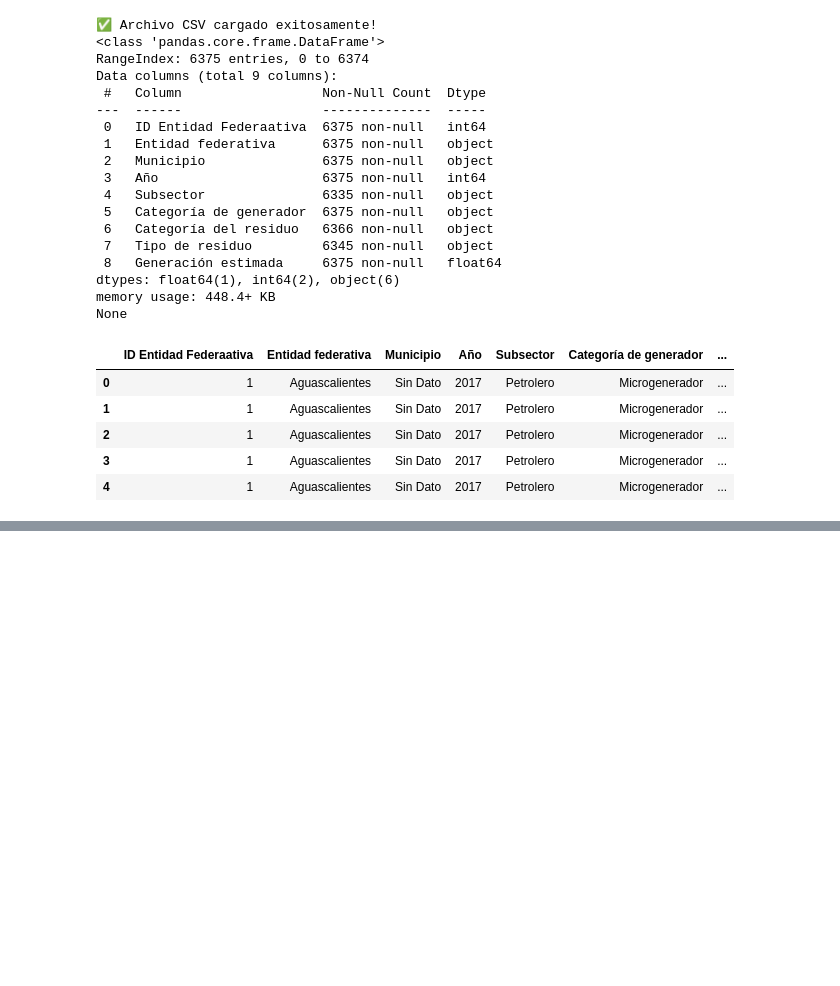
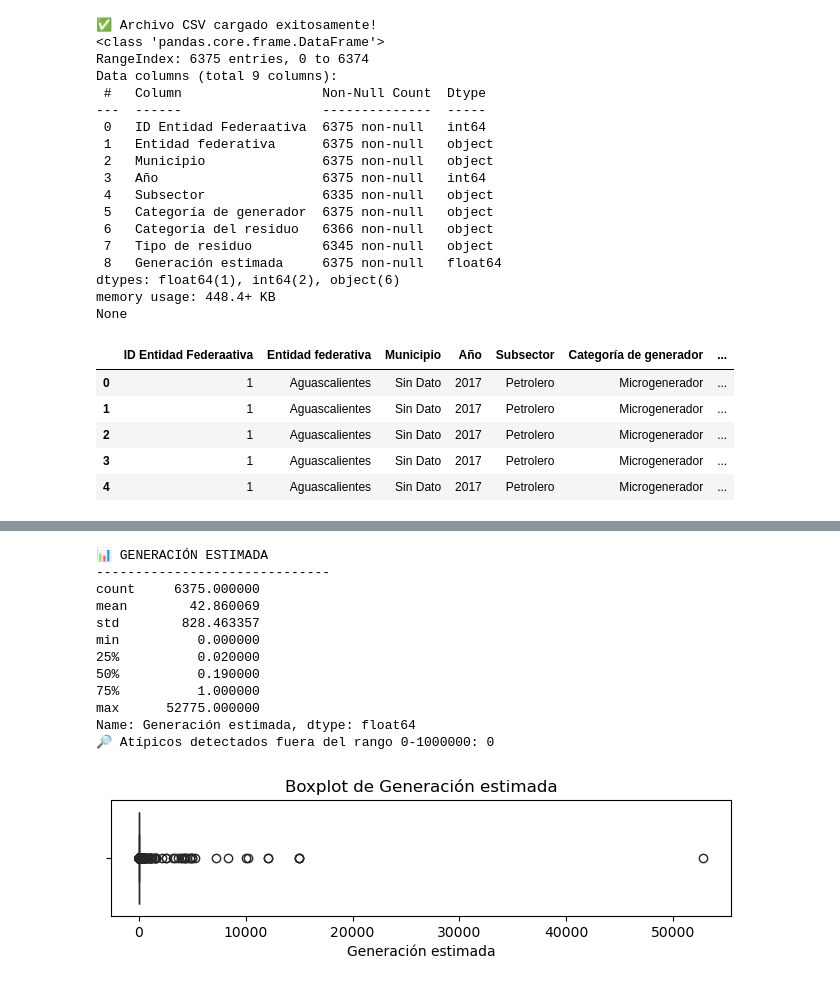
Before and after one commit to JonthanAyala/ETL_ProyectoIntegrador_Tucanes2, a Jupyter notebook: Integradora.ipynb, the cells around one changed output, grey strips where cells are left out. Saved outputs shown, nothing was run; the diff lists cells and outputs as text; code cells hidden in the pictures; blank space fills up the shorter version.

```diff
--- a/Integradora.ipynb
+++ b/Integradora.ipynb
@@ -193,0 +176,45 @@ import sqlite3 # Solo si se elige SQLite como destino
+# %%
+
+rangos_validos = {
+    'Generación estimada': (0, 1_000_000),  # Ejemplo: de 0 a 1 millón (ajusta según contexto)
+    # Agrega aquí otras variables numéricas si las tienes, por ejemplo:
+    # 'OtraVariableNumerica': (min, max),
+}
+
+variables = list(rangos_validos.keys())
+
+for var in variables:
+    print(f"\n📊 {var.upper()}")
+    print("-" * 30)
+
+    # Convertir a numérico, forzando errores a NaN
+    df_original[var] = pd.to_numeric(df_original[var], errors='coerce')
+
+    # Estadísticas descriptivas
+    print(df_original[var].describe())
+
+    # Identificar valores fuera de rango
+    min_val, max_val = rangos_validos[var]
+    atipicos = df_original[(df_original[var] < min_val) | (df_original[var] > max_val)]
+    print(f"🔎 Atípicos detectados fuera del rango {min_val}-{max_val}: {len(atipicos)}")
+
+    # Visualización boxplot
+    plt.figure(figsize=(8, 1.5))
+    sns.boxplot(x=df_original[var], color="purple")
+    plt.title(f'Boxplot de {var}')
+    plt.xlabel(var)
+    plt.show()
+# %% [output]
+📊 GENERACIÓN ESTIMADA
+------------------------------
+count     6375.000000
+mean        42.860069
+std        828.463357
+min          0.000000
+25%          0.020000
+50%          0.190000
+75%          1.000000
+max      52775.000000
+Name: Generación estimada, dtype: float64
+🔎 Atípicos detectados fuera del rango 0-1000000: 0
+[figure, added]
```
Also changed, not shown: parts of 29 cells of this notebook.
